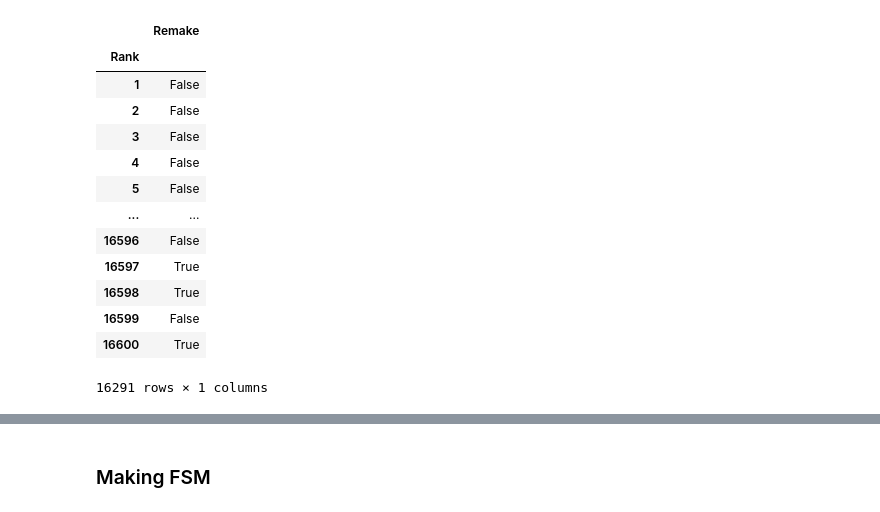
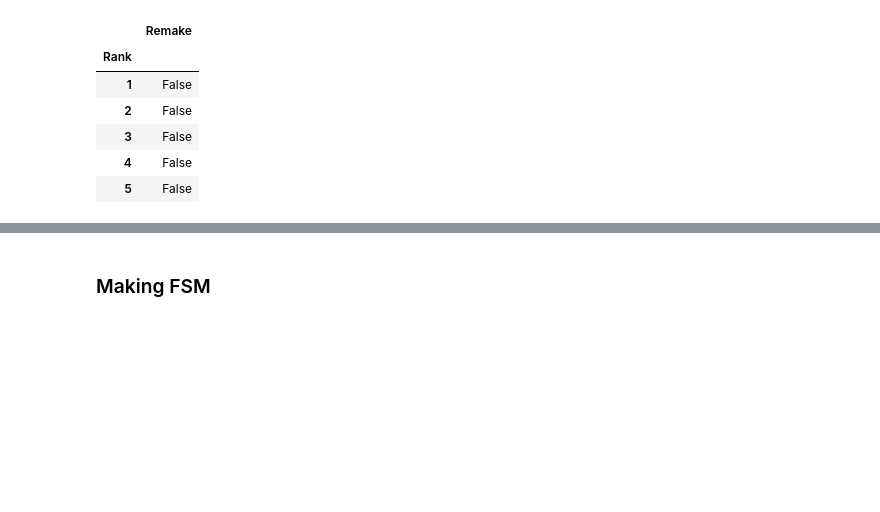
Before and after one commit to RCKettel/CapstoneProject, a Jupyter notebook: Notebooks/VideoGameSales.ipynb, the cells around one changed output, grey strips where cells are left out. Drawn from its saved outputs; the diff is of its cells as text; code cells hidden in the pictures; blank space fills up the shorter version.

```diff
--- a/Notebooks/VideoGameSales.ipynb
+++ b/Notebooks/VideoGameSales.ipynb
@@ -30,22 +43,15 @@ sglobal_clean.head()
 # %%
 remake = np.array(sglobal_clean['Name'].duplicated())
 remake_df = pd.DataFrame(remake, columns=['Remake'], index=sglobal_clean.index)
-remake_df
+remake_df.head()
 # %% [output]
 |  | Remake |
 | Rank |  |
 | 1 | False |
 | 2 | False |
 | 3 | False |
 | 4 | False |
 | 5 | False |
-| ... | ... |
-| 16596 | False |
-| 16597 | True |
-| 16598 | True |
-| 16599 | False |
-| 16600 | True |
-16291 rows × 1 columns
 # %%
 sglobal_clean = pd.concat((sglobal_clean,remake_df), axis=1)
 sglobal_clean.head()
```
Also changed, not shown: parts of 12 cells of this notebook, 4 other files.
